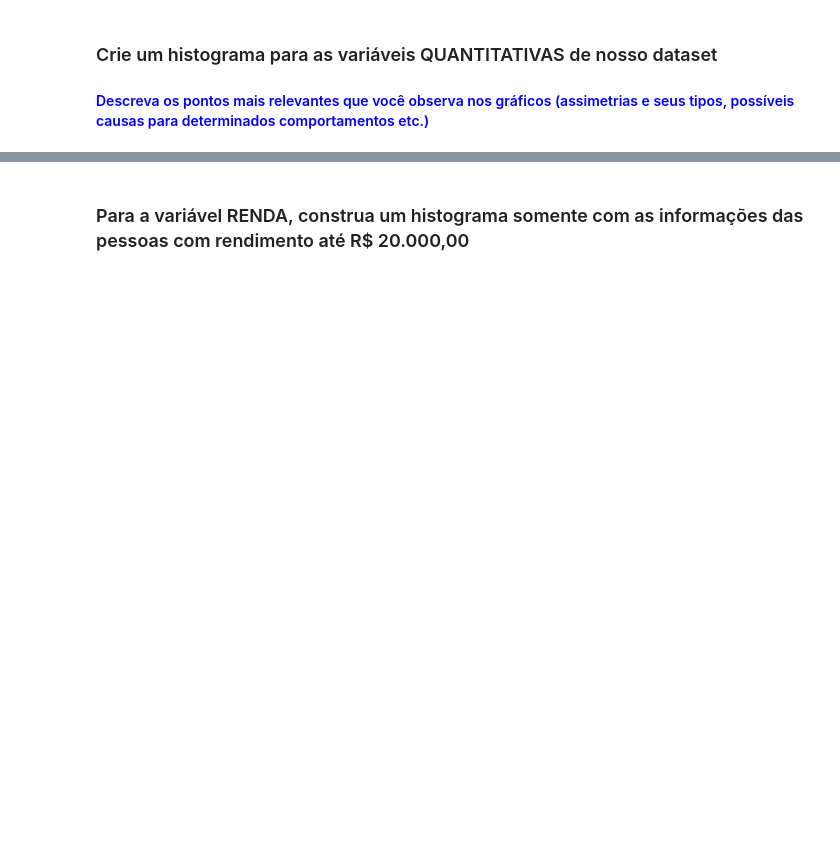
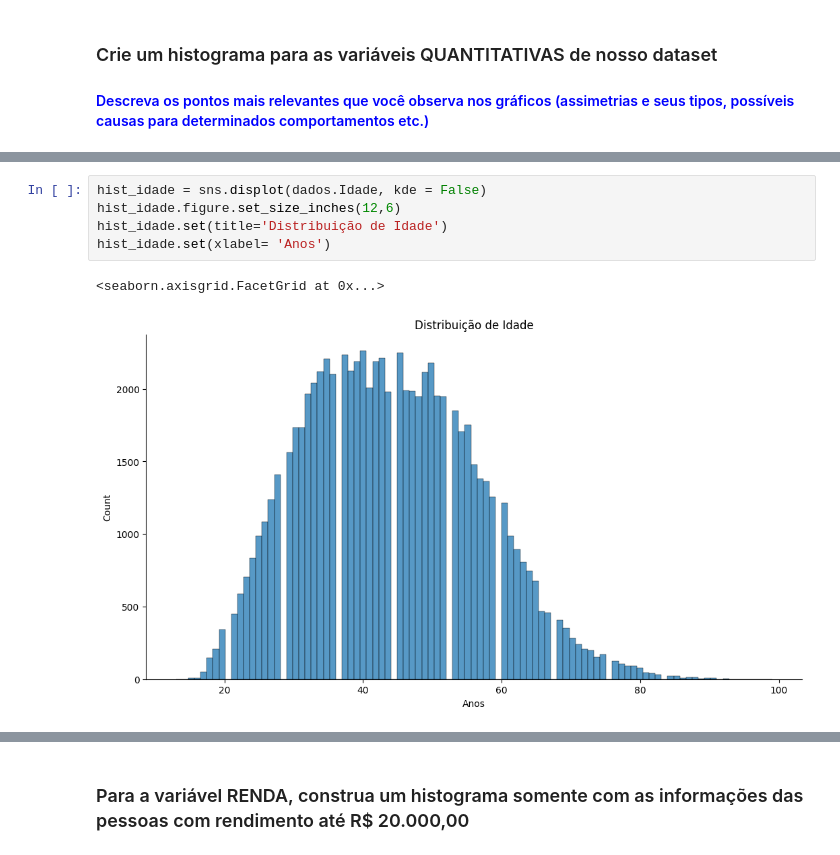
Before and after one commit to cauancalmeida/Data_Science_studies, a Jupyter notebook: Análise_Descritiva_Desafio.ipynb, the cells around one changed output, grey strips where cells are left out. Cells and saved outputs as stored; diff of their text form; blank space fills up the shorter version.

```diff
--- a/Análise_Descritiva_Desafio.ipynb
+++ b/Análise_Descritiva_Desafio.ipynb
@@ -178,0 +240,8 @@ Escreva suas conclusões aqui...
+# %%
+hist_idade = sns.displot(dados.Idade, kde = False)
+hist_idade.figure.set_size_inches(12,6)
+hist_idade.set(title='Distribuição de Idade')
+hist_idade.set(xlabel= 'Anos')
+# %% [output]
+<seaborn.axisgrid.FacetGrid at 0x...>
+[figure, added]
```
Also changed, not shown: parts of 32 cells of this notebook.
